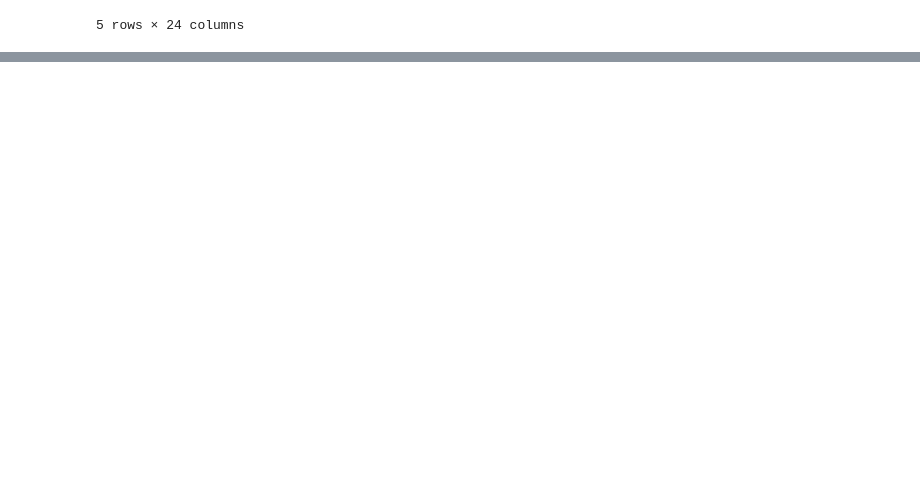
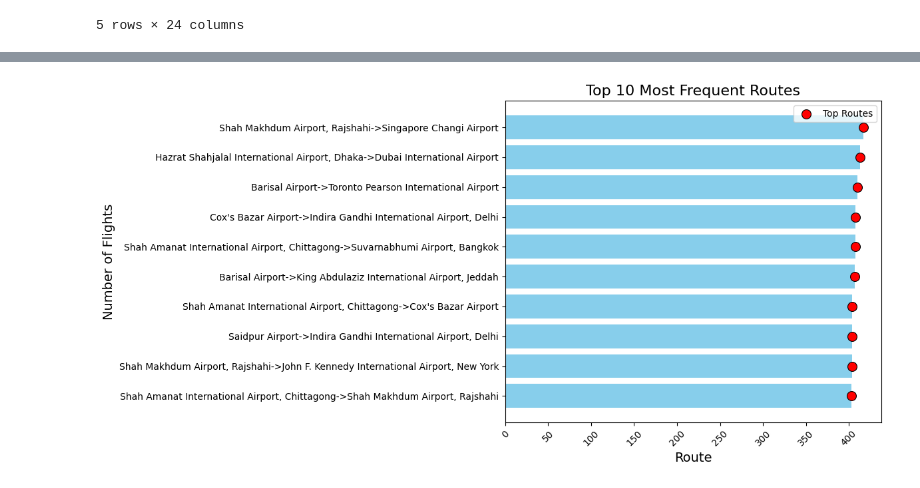
Before and after one commit to R123gh/Data-analytics-project-, a Jupyter notebook: flight_price_DA.ipynb, the cells around one changed output, grey strips where cells are left out. Cells and saved outputs as stored; diff of their text form; code cells hidden in the pictures; blank space fills up the shorter version.

```diff
--- a/flight_price_DA.ipynb
+++ b/flight_price_DA.ipynb
@@ -455,0 +470,16 @@ flight_data_set.head()
+# %%
+flight_data_set['Most_routes'] = flight_data_set['Source Name'] + '->' + flight_data_set['Destination Name']
+Routes = flight_data_set['Most_routes'].value_counts().head(10).reset_index()
+Routes.columns = ['Route', 'Count']
+# %%
+plt.figure(figsize=(12, 6))
+plt.barh(Routes['Route'], Routes['Count'], color='skyblue')
+sns.scatterplot(x=Routes['Count'], y=Routes['Route'], color='red', s=100, label='Top Routes', edgecolor='black' )
+plt.title('Top 10 Most Frequent Routes', fontsize=16)
+plt.xlabel('Route', fontsize=14)
+plt.ylabel('Number of Flights', fontsize=14)
+plt.xticks(rotation=45)
+plt.tight_layout()
+plt.show()
+# %% [output]
+[figure, added]
```
Also changed, not shown: parts of 7 cells of this notebook.
